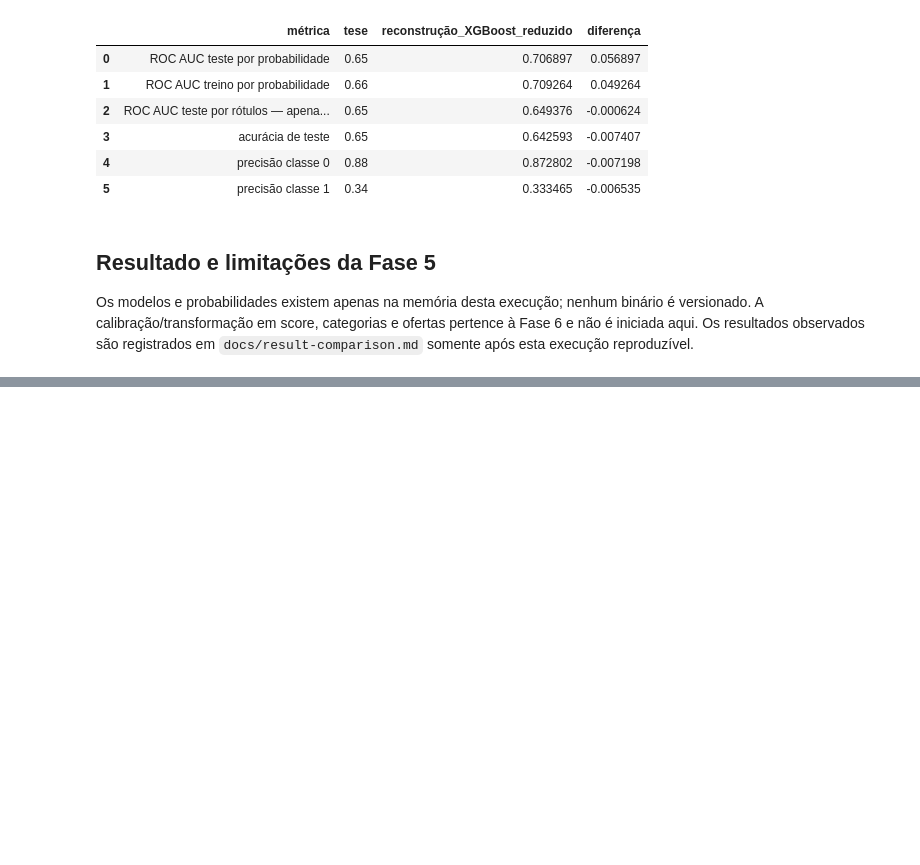
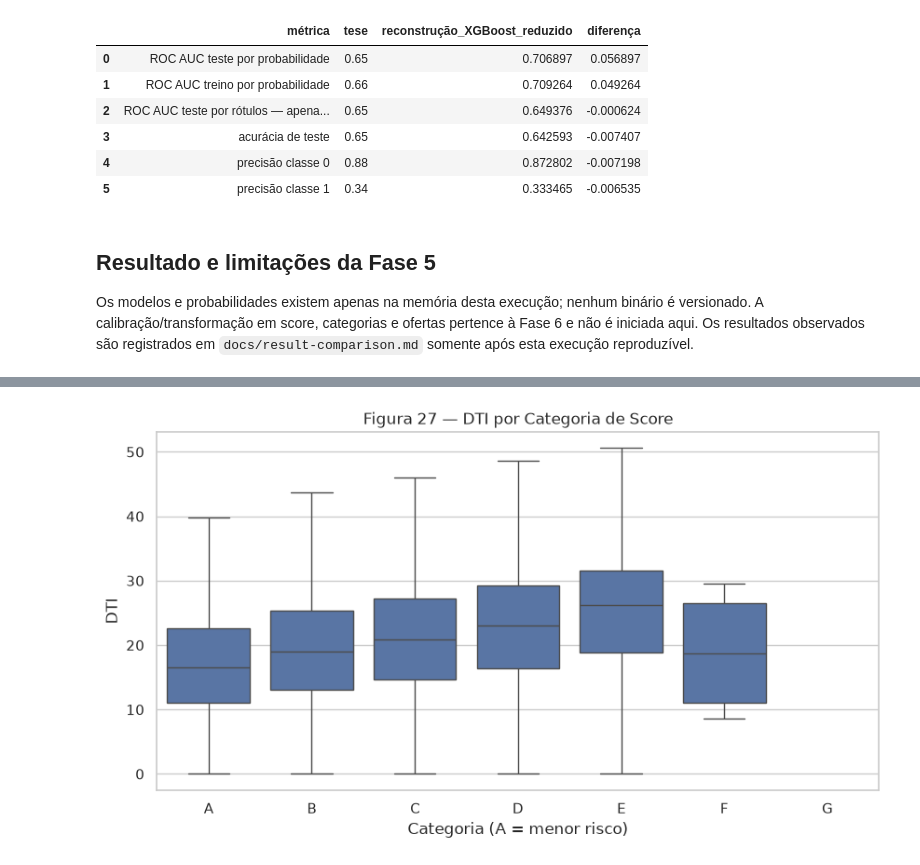
Before and after one commit to viniciuspizettadesouza/tcc-project, a Jupyter notebook: notebooks/tcc-reconstructed.ipynb, the cells around one changed output, grey strips where cells are left out. Cells and saved outputs as stored; diff of their text form; code cells hidden in the pictures; blank space fills up the shorter version.

```diff
--- a/notebooks/tcc-reconstructed.ipynb
+++ b/notebooks/tcc-reconstructed.ipynb
@@ -1087,0 +1239,7 @@ Os modelos e probabilidades existem apenas na memória desta execução; nenhum
+# %%
+fig, ax = plt.subplots(figsize=(10, 5))
+sns.boxplot(data=phase6_in_range, x="Categoria", y="dti", order=list(reversed(THESIS_CREDIT_CATEGORIES)), showfliers=False, ax=ax)
+ax.set(title="Figura 27 — DTI por Categoria de Score", xlabel="Categoria (A = menor risco)", ylabel="DTI")
+plt.show()
+# %% [output]
+[figure, added]
```
Also changed, not shown: parts of 12 cells of this notebook, 5 other files.
